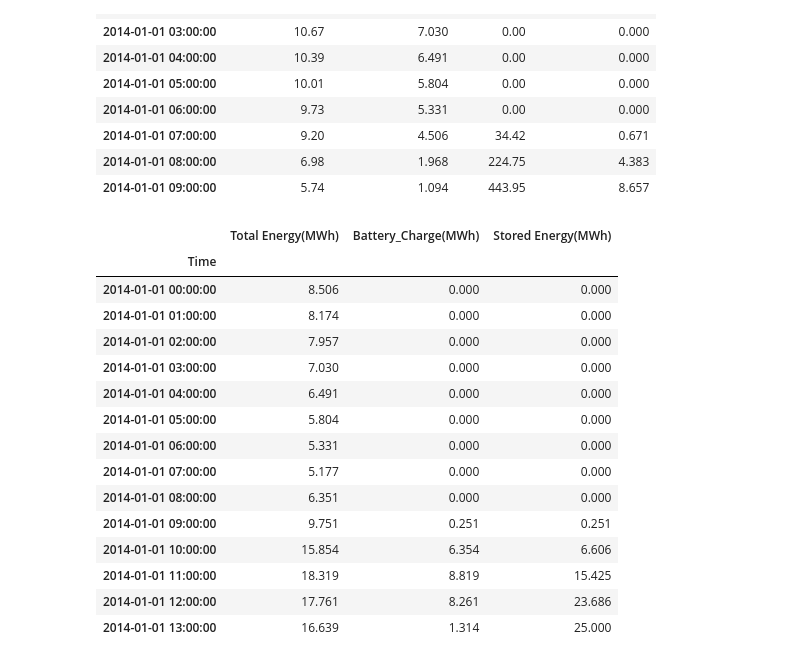
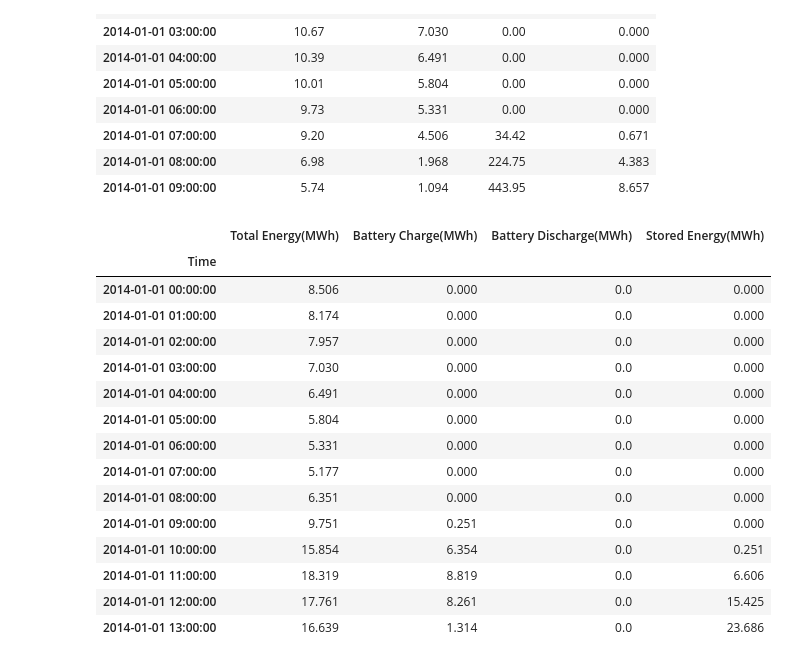
Before and after one commit to Adarsh-0704/green-h2-yield, a Jupyter notebook: notebooks/01_data_exploration.ipynb, the cells around one changed output. Cells and saved outputs as stored; diff of their text form; code cells hidden in the pictures.

```diff
--- a/notebooks/01_data_exploration.ipynb
+++ b/notebooks/01_data_exploration.ipynb
@@ -56,14 +56,14 @@ battery_cap_MWh = 25
 
 sol_PR = 0.78 # Performance Ratio for Solar
 
-sol_DC_output = sol_DC_cap_MWh * (df['GHI(W/m2)'] / 1000) * solar_PR
+sol_DC_output = sol_DC_cap_MWh * (df['GHI(W/m2)'] / 1000) * sol_PR
 df['Solar Energy(MWh)'] = sol_DC_output.clip(upper=sol_AC_cap_MWh) # Inverter clipping
 
 velo = df['Windspeed(m/s)']
 
 # Defining boundaries for calculation of wind energy
 wind_energy_rules = [(velo < 3), (velo >= 3) & (velo < 12),
-                     (12 >= velo) & (velo <= 25), (velo > 25)]
+                     (12 <= velo) & (velo <= 25), (velo > 25)]
 wind_energy_results = [0 , wind_cap_MWh * ((velo / 12) ** 3), # below 3(m/s) very slow and above 25 dangerous
                        wind_cap_MWh , 0]                      # therefore at those they are fixed to 0
 
@@ -88,52 +88,57 @@ df[['Windspeed(m/s)' , 'Wind Energy(MWh)' , 'GHI(W/m2)' , 'Solar Energy(MWh)']].
 # %%
 ## Battery charging and storing Logic
 
 electrolyzer_MW = 9.5
 electrolyzer_safe_MW = 0.4 * electrolyzer_MW # Below 40% electrolyzers can be hazardous due to gas mixing
 
 total_energy = df['Total Energy(MWh)'].to_numpy()
-battery_charge = np.zeros(len(df))
+battery_flow = np.zeros(len(df))
 cumu = np.zeros(len(df))
 
-for i in range(len(df) - 1):
-    energy = total_energy[i + 1]
+for i in range(len(df)):
+    energy = total_energy[i]
     p_cumu = cumu[i]
 
     charge = 0
+    discharge = 0
     if energy < electrolyzer_safe_MW: # Low power redirect it to battery
         gap = electrolyzer_safe_MW - energy
 
         if p_cumu < gap:
             charge = energy
+        else:
+            discharge = gap
 
     elif energy >  electrolyzer_MW: # High power which exceeds max electrolyzer cap and check leftover energy in battery
         excess = energy - electrolyzer_MW
         left = battery_cap_MWh - p_cumu
 
         charge = min(left, excess)
 
-    battery_charge[i + 1] = charge
-    cumu[i + 1] = p_cumu + charge
+    battery_flow[i] = charge - discharge
+    if i < len(df) - 1:
+        cumu[i + 1] = min(battery_cap_MWh, max(0, p_cumu + charge - discharge))
 
 
-df['Battery_Charge(MWh)'] = battery_charge
+df['Battery Charge(MWh)'] = np.where(battery_flow > 0, battery_flow, 0)
+df['Battery Discharge(MWh)'] = np.where(battery_flow < 0, abs(battery_flow), 0)
 df['Stored Energy(MWh)'] = cumu
 
-df[['Total Energy(MWh)' , 'Battery_Charge(MWh)' , 'Stored Energy(MWh)']].head(14).round(3)
+df[['Total Energy(MWh)' , 'Battery Charge(MWh)' , 'Battery Discharge(MWh)' , 'Stored Energy(MWh)']].head(14).round(3)
 # %% [output]
-|  | Total Energy(MWh) | Battery_Charge(MWh) | Stored Energy(MWh) |
-| Time |  |  |  |
-| 2014-01-01 00:00:00 | 8.506 | 0.000 | 0.000 |
-| 2014-01-01 01:00:00 | 8.174 | 0.000 | 0.000 |
-| 2014-01-01 02:00:00 | 7.957 | 0.000 | 0.000 |
-| 2014-01-01 03:00:00 | 7.030 | 0.000 | 0.000 |
-| 2014-01-01 04:00:00 | 6.491 | 0.000 | 0.000 |
-| 2014-01-01 05:00:00 | 5.804 | 0.000 | 0.000 |
-| 2014-01-01 06:00:00 | 5.331 | 0.000 | 0.000 |
-| 2014-01-01 07:00:00 | 5.177 | 0.000 | 0.000 |
-| 2014-01-01 08:00:00 | 6.351 | 0.000 | 0.000 |
-| 2014-01-01 09:00:00 | 9.751 | 0.251 | 0.251 |
-| 2014-01-01 10:00:00 | 15.854 | 6.354 | 6.606 |
-| 2014-01-01 11:00:00 | 18.319 | 8.819 | 15.425 |
-| 2014-01-01 12:00:00 | 17.761 | 8.261 | 23.686 |
-| 2014-01-01 13:00:00 | 16.639 | 1.314 | 25.000 |
+|  | Total Energy(MWh) | Battery Charge(MWh) | Battery Discharge(MWh) | Stored Energy(MWh) |
+| Time |  |  |  |  |
+| 2014-01-01 00:00:00 | 8.506 | 0.000 | 0.0 | 0.000 |
+| 2014-01-01 01:00:00 | 8.174 | 0.000 | 0.0 | 0.000 |
+| 2014-01-01 02:00:00 | 7.957 | 0.000 | 0.0 | 0.000 |
+| 2014-01-01 03:00:00 | 7.030 | 0.000 | 0.0 | 0.000 |
+| 2014-01-01 04:00:00 | 6.491 | 0.000 | 0.0 | 0.000 |
+| 2014-01-01 05:00:00 | 5.804 | 0.000 | 0.0 | 0.000 |
+| 2014-01-01 06:00:00 | 5.331 | 0.000 | 0.0 | 0.000 |
+| 2014-01-01 07:00:00 | 5.177 | 0.000 | 0.0 | 0.000 |
+| 2014-01-01 08:00:00 | 6.351 | 0.000 | 0.0 | 0.000 |
+| 2014-01-01 09:00:00 | 9.751 | 0.251 | 0.0 | 0.000 |
+| 2014-01-01 10:00:00 | 15.854 | 6.354 | 0.0 | 0.251 |
+| 2014-01-01 11:00:00 | 18.319 | 8.819 | 0.0 | 6.606 |
+| 2014-01-01 12:00:00 | 17.761 | 8.261 | 0.0 | 15.425 |
+| 2014-01-01 13:00:00 | 16.639 | 1.314 | 0.0 | 23.686 |
```
Also changed, not shown: parts of 2 cells of this notebook, 1 other file.
